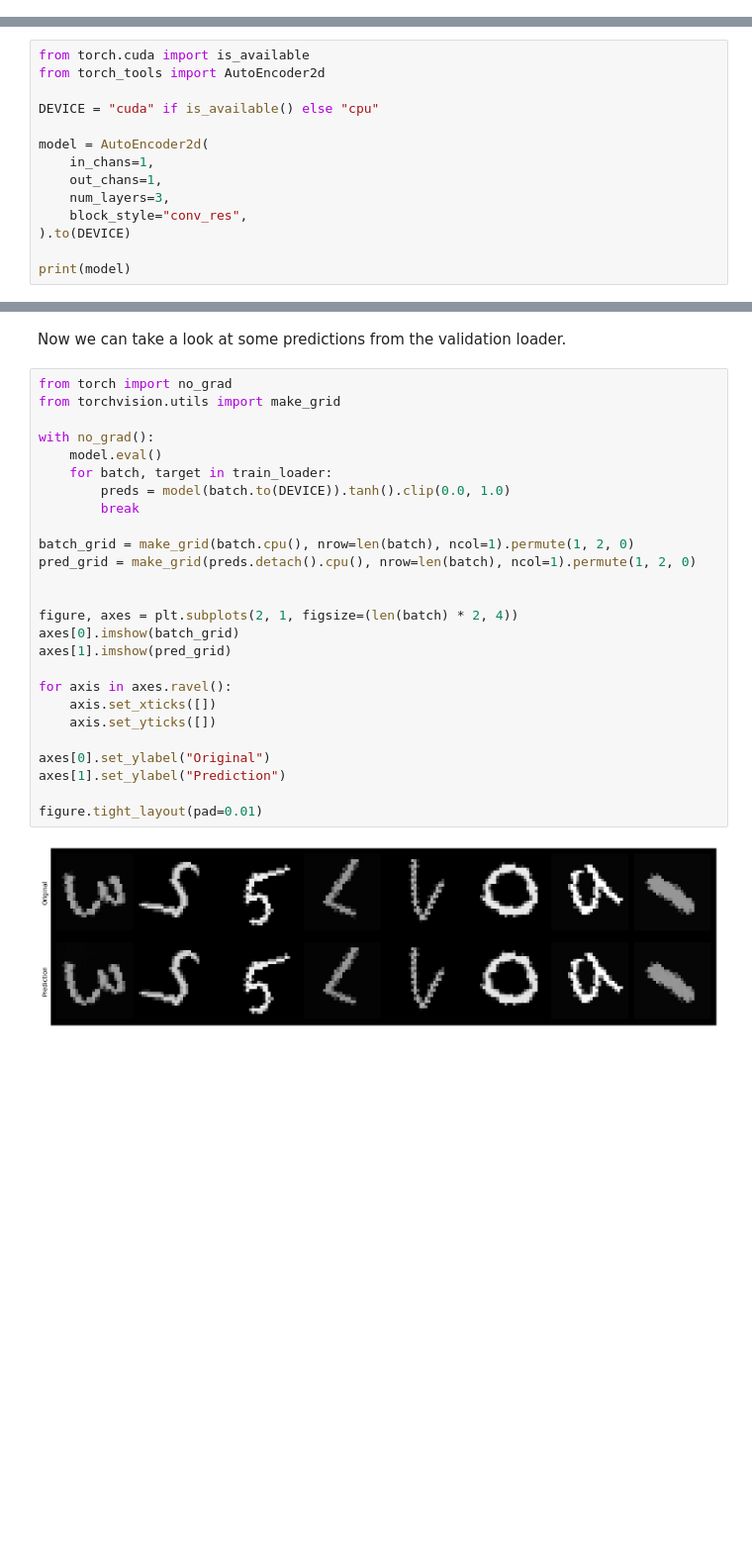
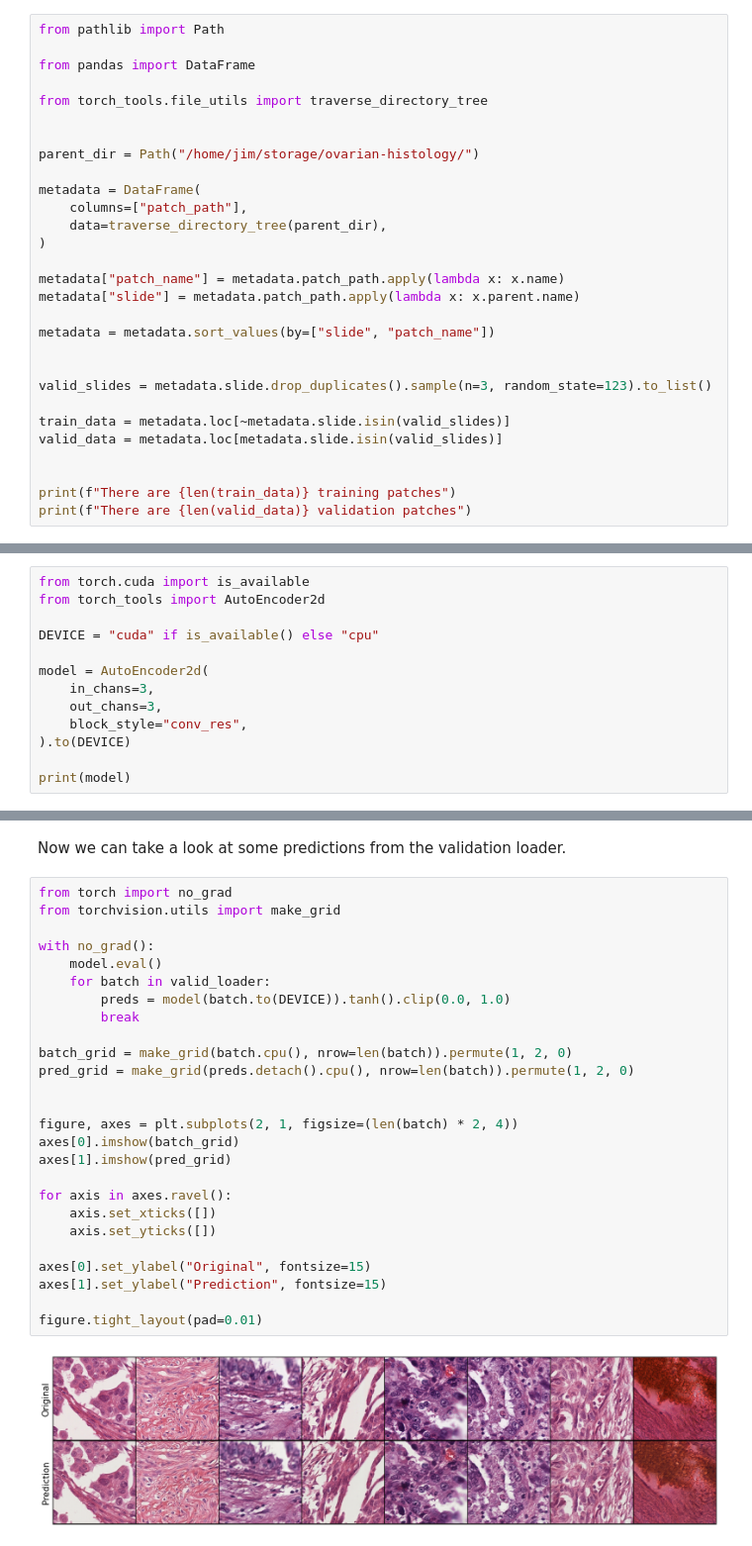
Before and after one commit to jdenholm/TorchTools, a Jupyter notebook: demos/autoencoder-demo.ipynb, the cells around one changed output, grey strips where cells are left out. Shown at 99% size. Drawn from its saved outputs; the diff is of its cells as text; blank space fills up the shorter version.

```diff
--- a/demos/autoencoder-demo.ipynb
+++ b/demos/autoencoder-demo.ipynb
@@ -37,0 +10,29 @@ In this demo, we want bother with a validation loop during training, and will ju
+# %%
+from pathlib import Path
+
+from pandas import DataFrame
+
+from torch_tools.file_utils import traverse_directory_tree
+
+
+parent_dir = Path("/home/jim/storage/ovarian-histology/")
+
+metadata = DataFrame(
+    columns=["patch_path"],
+    data=traverse_directory_tree(parent_dir),
+)
+
+metadata["patch_name"] = metadata.patch_path.apply(lambda x: x.name)
+metadata["slide"] = metadata.patch_path.apply(lambda x: x.parent.name)
+
+metadata = metadata.sort_values(by=["slide", "patch_name"])
+
+
+valid_slides = metadata.slide.drop_duplicates().sample(n=3, random_state=123).to_list()
+
+train_data = metadata.loc[~metadata.slide.isin(valid_slides)]
+valid_data = metadata.loc[metadata.slide.isin(valid_slides)]
+
+
+print(f"There are {len(train_data)} training patches")
+print(f"There are {len(valid_data)} validation patches")
@@ -42,9 +92,8 @@ from torch_tools import AutoEncoder2d
 DEVICE = "cuda" if is_available() else "cpu"
 
 model = AutoEncoder2d(
-    in_chans=1,
-    out_chans=1,
-    num_layers=3,
+    in_chans=3,
+    out_chans=3,
     block_style="conv_res",
 ).to(DEVICE)
 
@@ -178,28 +283,28 @@ Now we can take a look at some predictions from the validation loader.
 # %%
 from torch import no_grad
 from torchvision.utils import make_grid
 
 with no_grad():
     model.eval()
-    for batch, target in train_loader:
+    for batch in valid_loader:
         preds = model(batch.to(DEVICE)).tanh().clip(0.0, 1.0)
         break
 
-batch_grid = make_grid(batch.cpu(), nrow=len(batch), ncol=1).permute(1, 2, 0)
-pred_grid = make_grid(preds.detach().cpu(), nrow=len(batch), ncol=1).permute(1, 2, 0)
+batch_grid = make_grid(batch.cpu(), nrow=len(batch)).permute(1, 2, 0)
+pred_grid = make_grid(preds.detach().cpu(), nrow=len(batch)).permute(1, 2, 0)
 
 
 figure, axes = plt.subplots(2, 1, figsize=(len(batch) * 2, 4))
 axes[0].imshow(batch_grid)
 axes[1].imshow(pred_grid)
 
 for axis in axes.ravel():
     axis.set_xticks([])
     axis.set_yticks([])
 
-axes[0].set_ylabel("Original")
-axes[1].set_ylabel("Prediction")
+axes[0].set_ylabel("Original", fontsize=15)
+axes[1].set_ylabel("Prediction", fontsize=15)
 
 figure.tight_layout(pad=0.01)
 # %% [output]
-[figure, old version]
+[figure, new version]
```
Also changed, not shown: parts of 14 cells of this notebook, 1 other file.
